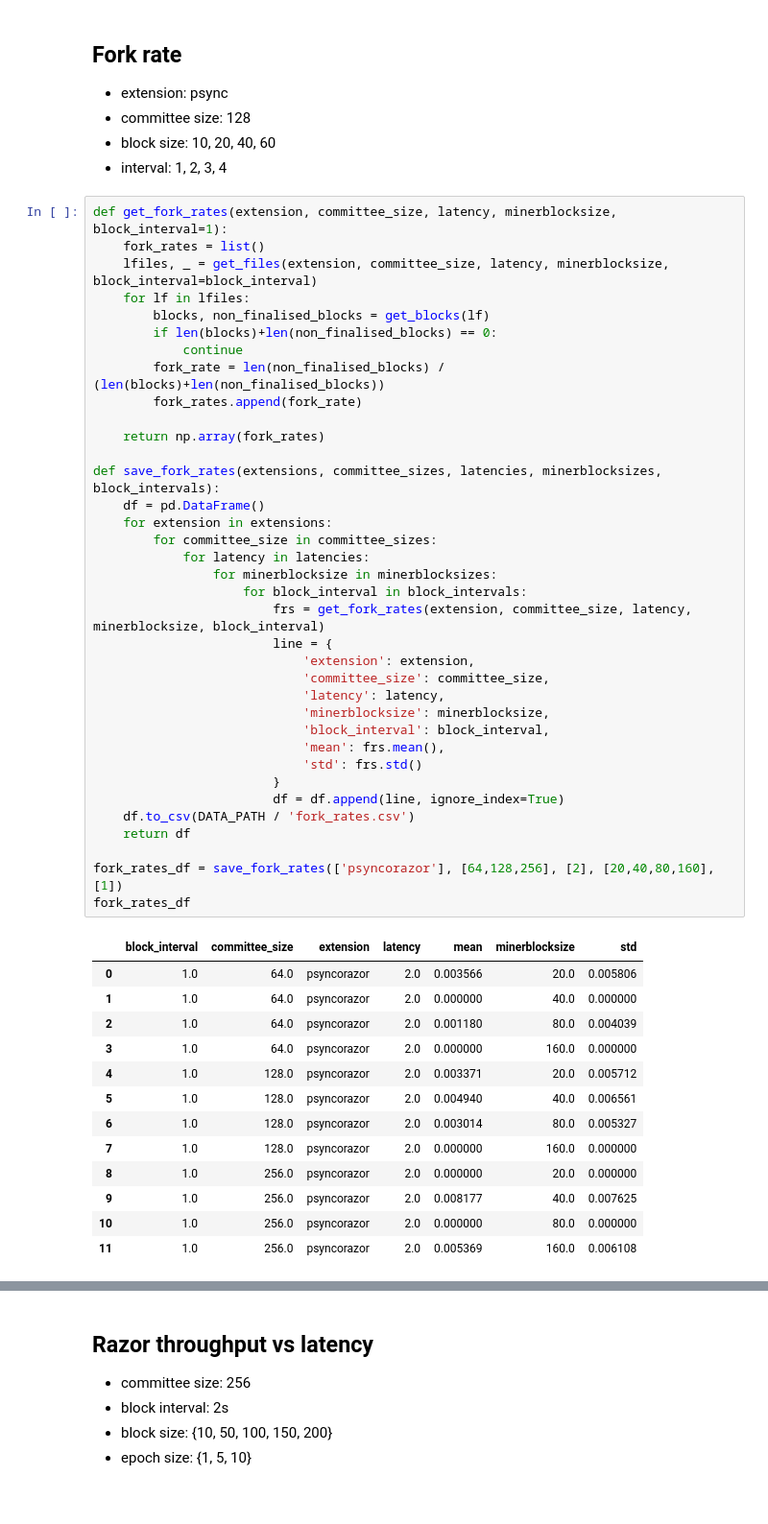
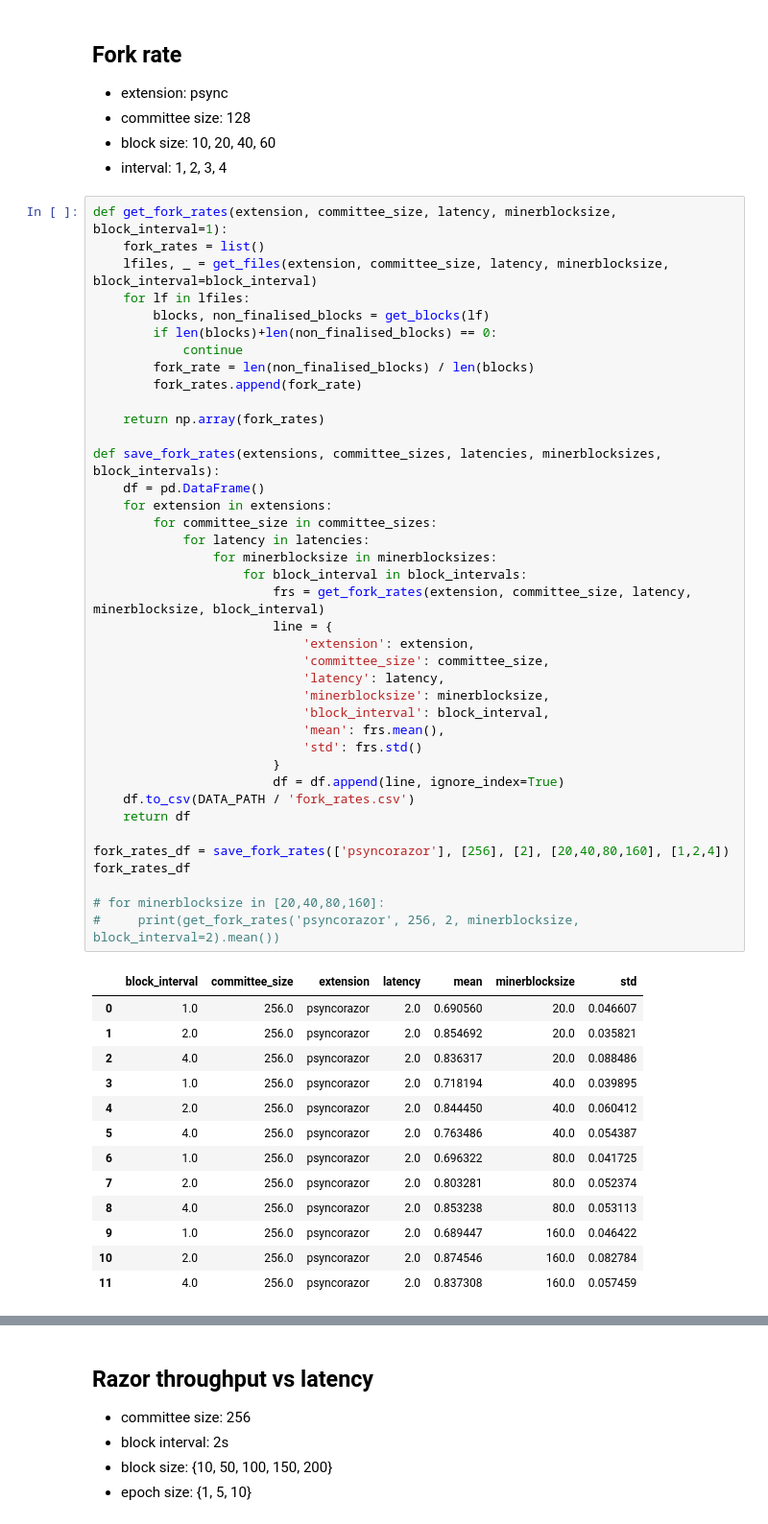
Before and after one commit to SebastianElvis/ebft, a Jupyter notebook: evaluation/analysis.ipynb, the cells around one changed output, grey strips where cells are left out. Shown at 96% size. Cells and saved outputs as stored; diff of their text form.

Commit message:
fork rate

```diff
--- a/evaluation/analysis.ipynb
+++ b/evaluation/analysis.ipynb
@@ -389,48 +389,51 @@ def get_fork_rates(extension, committee_size, latency, minerblocksize, block_int
         blocks, non_finalised_blocks = get_blocks(lf)
         if len(blocks)+len(non_finalised_blocks) == 0:
             continue
-        fork_rate = len(non_finalised_blocks) / (len(blocks)+len(non_finalised_blocks))
+        fork_rate = len(non_finalised_blocks) / len(blocks)
         fork_rates.append(fork_rate)
 
     return np.array(fork_rates)
 
 def save_fork_rates(extensions, committee_sizes, latencies, minerblocksizes, block_intervals):
     df = pd.DataFrame()
     for extension in extensions:
         for committee_size in committee_sizes:
             for latency in latencies:
                 for minerblocksize in minerblocksizes:
                     for block_interval in block_intervals:
                         frs = get_fork_rates(extension, committee_size, latency, minerblocksize, block_interval)
                         line = {
                             'extension': extension,
                             'committee_size': committee_size,
                             'latency': latency,
                             'minerblocksize': minerblocksize,
                             'block_interval': block_interval,
                             'mean': frs.mean(),
                             'std': frs.std()
                         }
                         df = df.append(line, ignore_index=True)
     df.to_csv(DATA_PATH / 'fork_rates.csv')
     return df
 
-fork_rates_df = save_fork_rates(['psyncorazor'], [64,128,256], [2], [20,40,80,160], [1])
+fork_rates_df = save_fork_rates(['psyncorazor'], [256], [2], [20,40,80,160], [1,2,4])
 fork_rates_df
+
+# for minerblocksize in [20,40,80,160]:
+#     print(get_fork_rates('psyncorazor', 256, 2, minerblocksize, block_interval=2).mean())
 # %% [output]
 |  | block_interval | committee_size | extension | latency | mean | minerblocksize | std |
-| 0 | 1.0 | 64.0 | psyncorazor | 2.0 | 0.003566 | 20.0 | 0.005806 |
-| 1 | 1.0 | 64.0 | psyncorazor | 2.0 | 0.000000 | 40.0 | 0.000000 |
-| 2 | 1.0 | 64.0 | psyncorazor | 2.0 | 0.001180 | 80.0 | 0.004039 |
-| 3 | 1.0 | 64.0 | psyncorazor | 2.0 | 0.000000 | 160.0 | 0.000000 |
-| 4 | 1.0 | 128.0 | psyncorazor | 2.0 | 0.003371 | 20.0 | 0.005712 |
-| 5 | 1.0 | 128.0 | psyncorazor | 2.0 | 0.004940 | 40.0 | 0.006561 |
-| 6 | 1.0 | 128.0 | psyncorazor | 2.0 | 0.003014 | 80.0 | 0.005327 |
-| 7 | 1.0 | 128.0 | psyncorazor | 2.0 | 0.000000 | 160.0 | 0.000000 |
-| 8 | 1.0 | 256.0 | psyncorazor | 2.0 | 0.000000 | 20.0 | 0.000000 |
-| 9 | 1.0 | 256.0 | psyncorazor | 2.0 | 0.008177 | 40.0 | 0.007625 |
-| 10 | 1.0 | 256.0 | psyncorazor | 2.0 | 0.000000 | 80.0 | 0.000000 |
-| 11 | 1.0 | 256.0 | psyncorazor | 2.0 | 0.005369 | 160.0 | 0.006108 |
+| 0 | 1.0 | 256.0 | psyncorazor | 2.0 | 0.690560 | 20.0 | 0.046607 |
+| 1 | 2.0 | 256.0 | psyncorazor | 2.0 | 0.854692 | 20.0 | 0.035821 |
+| 2 | 4.0 | 256.0 | psyncorazor | 2.0 | 0.836317 | 20.0 | 0.088486 |
+| 3 | 1.0 | 256.0 | psyncorazor | 2.0 | 0.718194 | 40.0 | 0.039895 |
+| 4 | 2.0 | 256.0 | psyncorazor | 2.0 | 0.844450 | 40.0 | 0.060412 |
+| 5 | 4.0 | 256.0 | psyncorazor | 2.0 | 0.763486 | 40.0 | 0.054387 |
+| 6 | 1.0 | 256.0 | psyncorazor | 2.0 | 0.696322 | 80.0 | 0.041725 |
+| 7 | 2.0 | 256.0 | psyncorazor | 2.0 | 0.803281 | 80.0 | 0.052374 |
+| 8 | 4.0 | 256.0 | psyncorazor | 2.0 | 0.853238 | 80.0 | 0.053113 |
+| 9 | 1.0 | 256.0 | psyncorazor | 2.0 | 0.689447 | 160.0 | 0.046422 |
+| 10 | 2.0 | 256.0 | psyncorazor | 2.0 | 0.874546 | 160.0 | 0.082784 |
+| 11 | 4.0 | 256.0 | psyncorazor | 2.0 | 0.837308 | 160.0 | 0.057459 |
 # %%
 fork_rates_df = pd.read_csv(DATA_PATH / 'fork_rates.csv')
 
```
Also changed, not shown: parts of 1 cell of this notebook, 3 other files.
